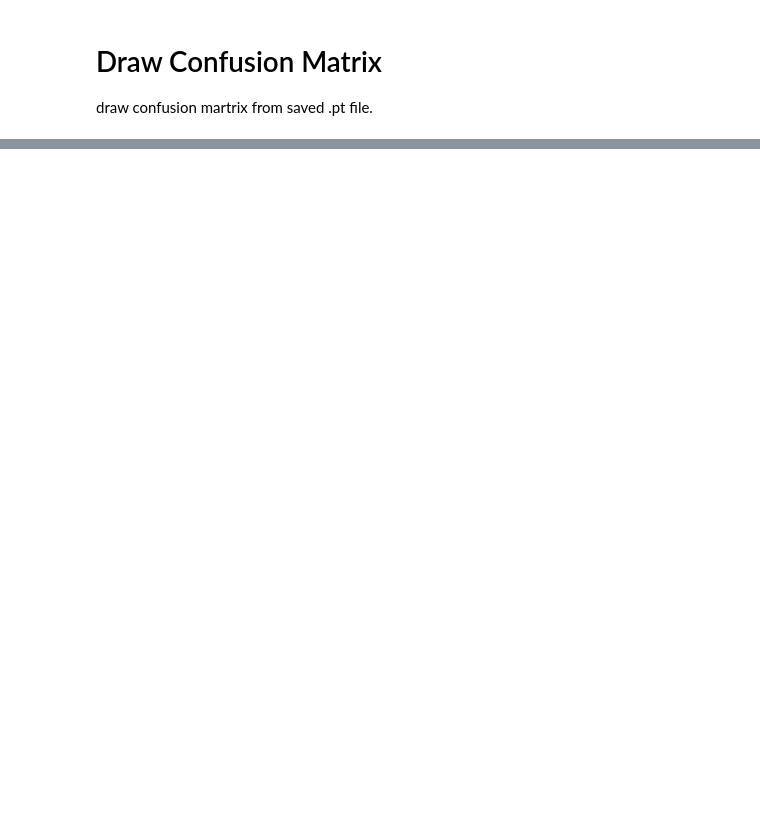
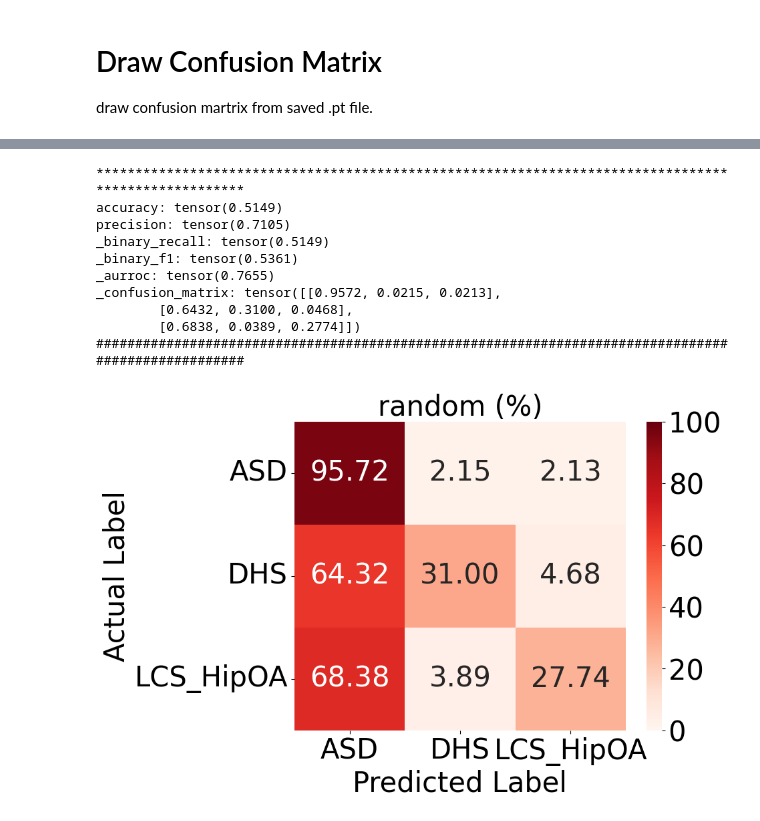
Before and after one commit to ChenKaiXuSan/Skeleton_ASD_PyTorch, a Jupyter notebook: analysis/draw_CM.ipynb, the cells around one changed output, grey strips where cells are left out. Saved outputs shown, nothing was run; the diff lists cells and outputs as text; code cells hidden in the pictures; blank space fills up the shorter version.

```diff
--- a/analysis/draw_CM.ipynb
+++ b/analysis/draw_CM.ipynb
@@ -89,0 +91,10 @@ plt.show()
+# %%
+# load all fold
+all_label = []
+all_pred = []
+
+for i in range(3):
+	label = torch.load(f"{pref_path}/resnet_{sampling}_{i}_label.pt")
+	pred = torch.load(f"{pref_path}/resnet_{sampling}_{i}_pred.pt")
+	all_label.append(label)
+	all_pred.append(pred)
@@ -89,0 +105,3 @@ plt.show()
+# %%
+all_label = torch.cat(all_label)
+all_pred = torch.cat(all_pred)
@@ -89,0 +112,59 @@ plt.show()
+# %%
+from torchmetrics.classification import (
+    MulticlassAccuracy,
+    MulticlassPrecision,
+    MulticlassRecall,
+    MulticlassF1Score,
+    MulticlassConfusionMatrix,
+    MulticlassAUROC,
+)
+
+# define metrics
+num_class = 3
+_accuracy = MulticlassAccuracy(num_class)
+_precision = MulticlassPrecision(num_class)
+_recall = MulticlassRecall(num_class)
+_f1_score = MulticlassF1Score(num_class)
+_auroc = MulticlassAUROC(num_class)
+_confusion_matrix = MulticlassConfusionMatrix(num_class, normalize="true")
+
+
+print('*' * 100)
+print('accuracy: %s' % _accuracy(all_pred, all_label))
+print('precision: %s' % _precision(all_pred, all_label))
+print('_binary_recall: %s' % _recall(all_pred, all_label))
+print('_binary_f1: %s' % _f1_score(all_pred, all_label))
+print('_aurroc: %s' % _auroc(all_pred, all_label))
+print('_confusion_matrix: %s' % _confusion_matrix(all_pred, all_label))
+print('#' * 100)
+
+import matplotlib.pyplot as plt
+import seaborn as sns
+
+# 设置字体和标题样式
+plt.rcParams.update({'font.size': 30, 'font.family': 'sans-serif'})
+
+# 假设的混淆矩阵数据
+confusion_matrix_data = _confusion_matrix(all_pred, all_label).cpu().numpy() * 100
+
+axis_labels = ['ASD', 'DHS', 'LCS_HipOA']
+
+# 使用matplotlib和seaborn绘制混淆矩阵
+plt.figure(figsize=(8, 6))
+sns.heatmap(confusion_matrix_data, annot=True, fmt='.2f', cmap='Reds', xticklabels=axis_labels, yticklabels=axis_labels, vmin=0, vmax=100)
+plt.title(f'random (%)', fontsize=30)
+plt.ylabel('Actual Label', fontsize=30)
+plt.xlabel('Predicted Label', fontsize=30)
+plt.show()
+# %% [output]
+****************************************************************************************************
+accuracy: tensor(0.5149)
+precision: tensor(0.7105)
+_binary_recall: tensor(0.5149)
+_binary_f1: tensor(0.5361)
+_aurroc: tensor(0.7655)
+_confusion_matrix: tensor([[0.9572, 0.0215, 0.0213],
+        [0.6432, 0.3100, 0.0468],
+        [0.6838, 0.0389, 0.2774]])
+####################################################################################################
+[figure, added]
```
Also changed, not shown: parts of 6 cells of this notebook, 1 other file.
